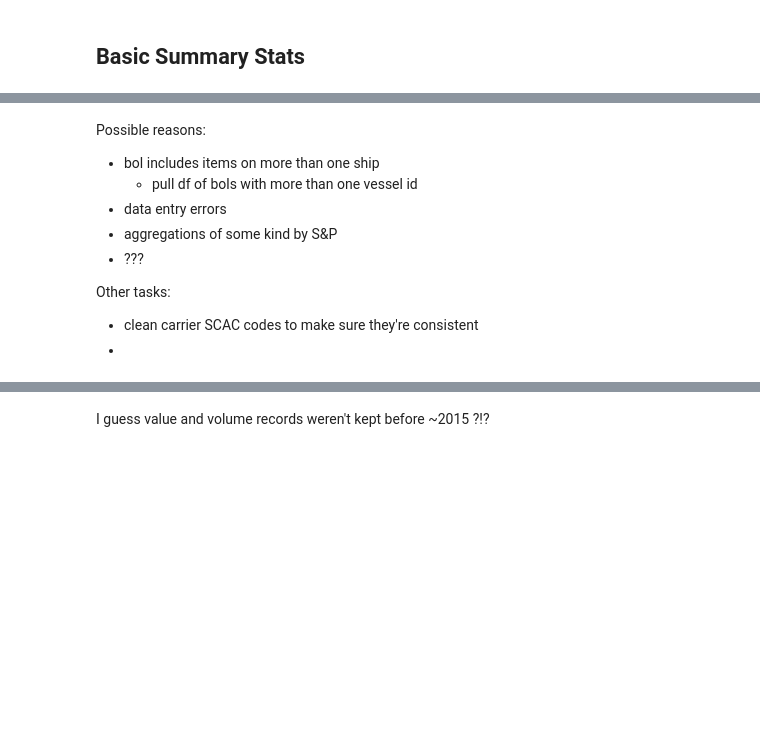
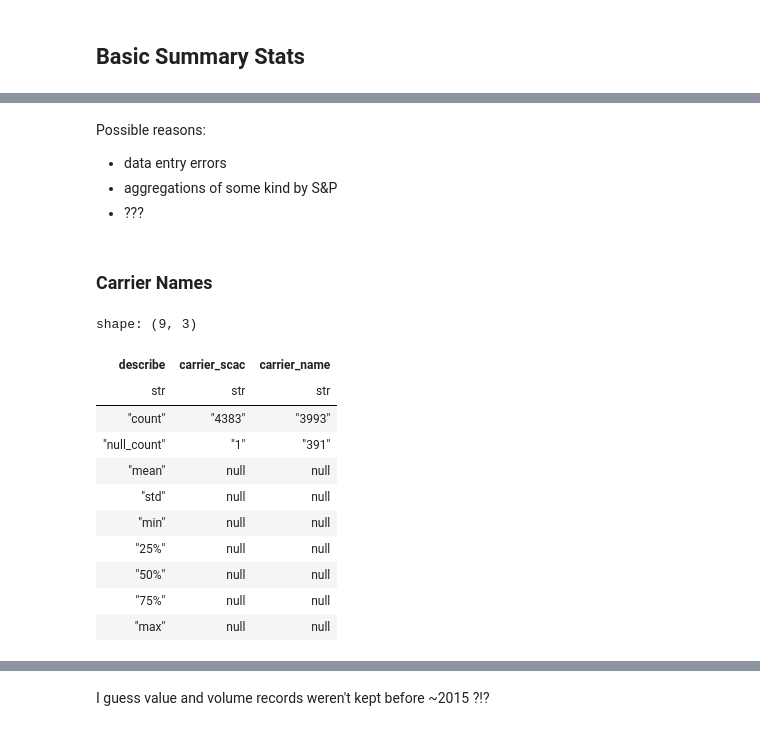
Before and after one commit to epistemetrica/PIERS-Data-Project, a Jupyter notebook: piers_explore.ipynb, the cells around one changed output, grey strips where cells are left out. Cells and saved outputs as stored; diff of their text form; code cells hidden in the pictures; blank space fills up the shorter version.

```diff
--- a/piers_explore.ipynb
+++ b/piers_explore.ipynb
@@ -126,11 +122,38 @@ print('{:,} out of {:,} rows ({:.2f}%) in the exports dataset contain duplicated
-# %% [markdown]
-Possible reasons:
-- bol includes items on more than one ship
-    - pull df of bols with more than one vessel id
-- data entry errors
-- aggregations of some kind by S&P
-- ???
-
-Other tasks:
-- clean carrier SCAC codes to make sure they're consistent
--
+# %% [markdown]
+Possible reasons:
+- data entry errors
+- aggregations of some kind by S&P
+- ???
+# %% [markdown]
+### Carrier Names
+# %%
+carriers_df = (imports_lzdf.select([pl.col('carrier_scac'),
+                                    pl.col('carrier_name')])
+               .unique()
+               .sort('carrier_scac', descending=True)
+               .collect()
+               )
+
+scac_unique = (
+    imports_lzdf.select(pl.col('carrier_scac'))
+    .unique()
+    .cast(pl.Utf8)
+    .sort('carrier_scac')
+    .collect()
+)
+#scac_unique.write_csv('scac_unique.csv')
+# %%
+carriers_df.describe()
+# %% [output]
+shape: (9, 3)
+| describe | carrier_scac | carrier_name |
+| str | str | str |
+| "count" | "4383" | "3993" |
+| "null_count" | "1" | "391" |
+| "mean" | null | null |
+| "std" | null | null |
+| "min" | null | null |
+| "25%" | null | null |
+| "50%" | null | null |
+| "75%" | null | null |
+| "max" | null | null |
```
Also changed, not shown: parts of 11 cells of this notebook.
